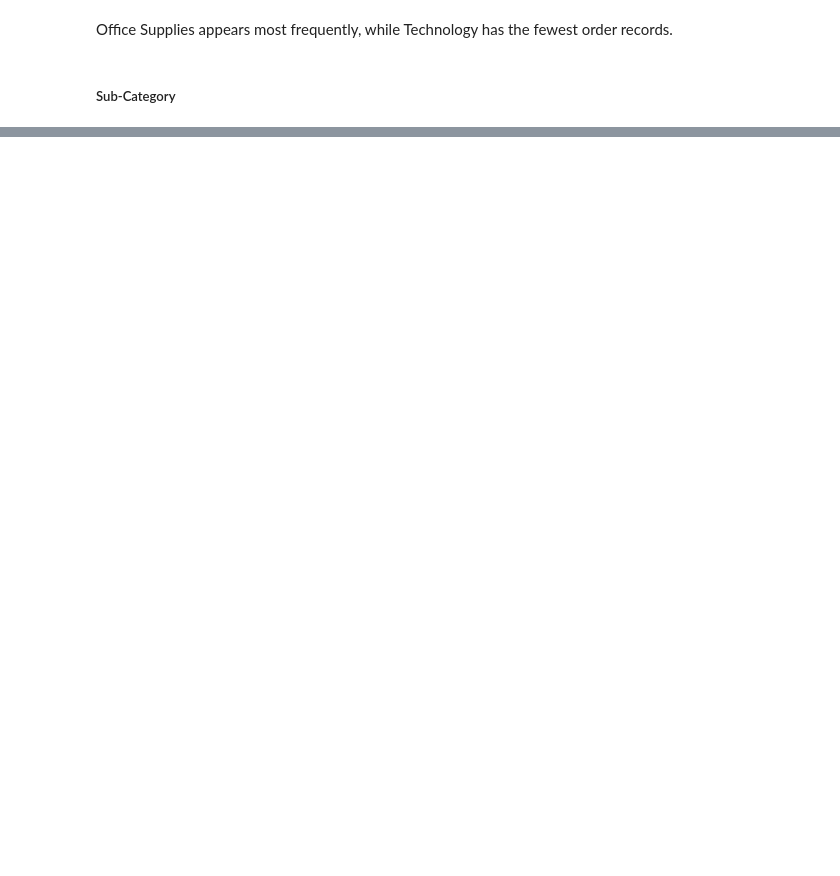
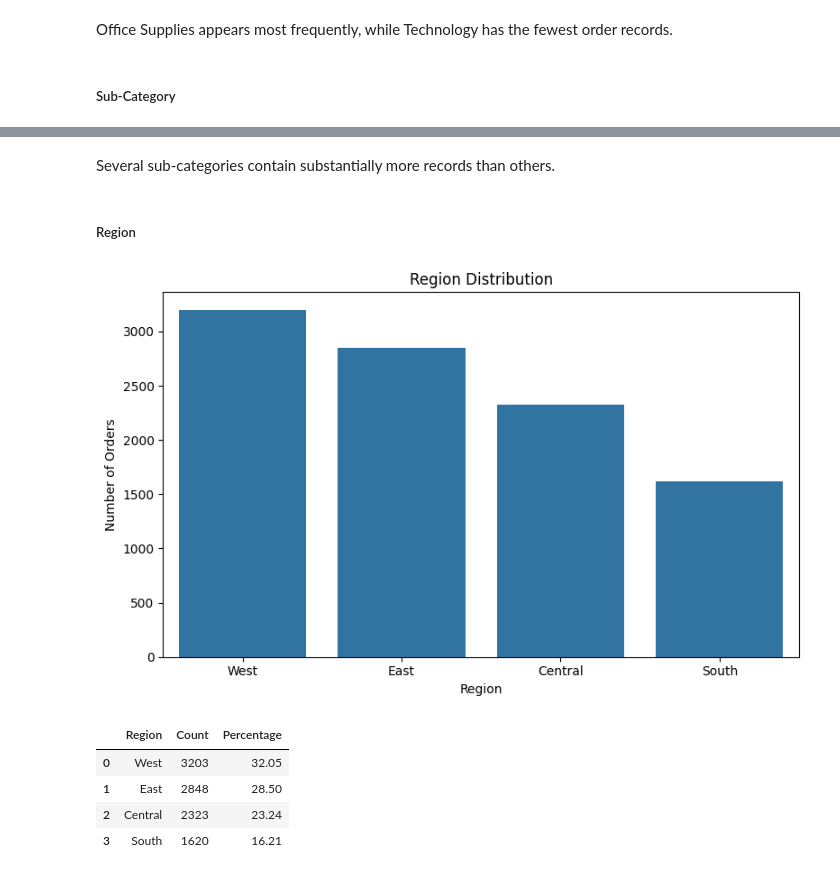
Before and after one commit to Li374/dap1_superstore_sales, a Jupyter notebook: notebooks/03_eda.ipynb, the cells around one changed output, grey strips where cells are left out. Drawn from its saved outputs; the diff is of its cells as text; code cells hidden in the pictures; blank space fills up the shorter version.

```diff
--- a/notebooks/03_eda.ipynb
+++ b/notebooks/03_eda.ipynb
@@ -230,0 +220,18 @@ df["Sub-Category"].value_counts().plot.bar()
+# %% [markdown]
+Several sub-categories contain substantially more records than others.
+# %% [markdown]
+##### Region
+# %%
+region_summary = plot_frequency_distribution(
+    df,
+    "Region"
+)
+
+region_summary
+# %% [output]
+[figure, added]
+|  | Region | Count | Percentage |
+| 0 | West | 3203 | 32.05 |
+| 1 | East | 2848 | 28.50 |
+| 2 | Central | 2323 | 23.24 |
+| 3 | South | 1620 | 16.21 |
```
Also changed, not shown: parts of 18 cells of this notebook.
